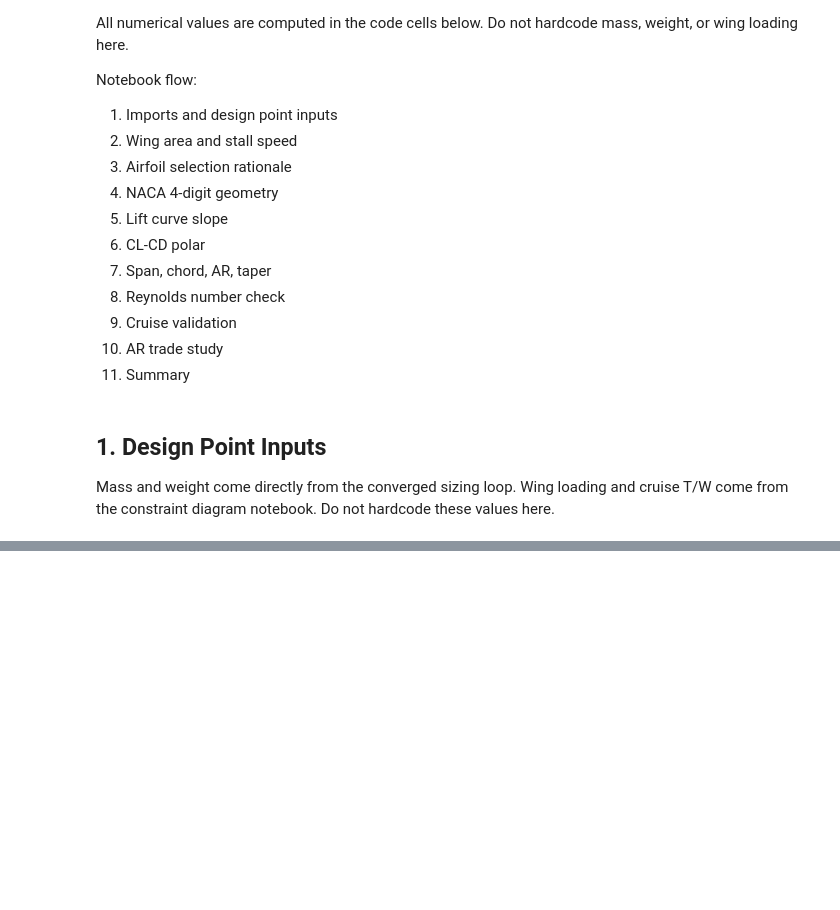
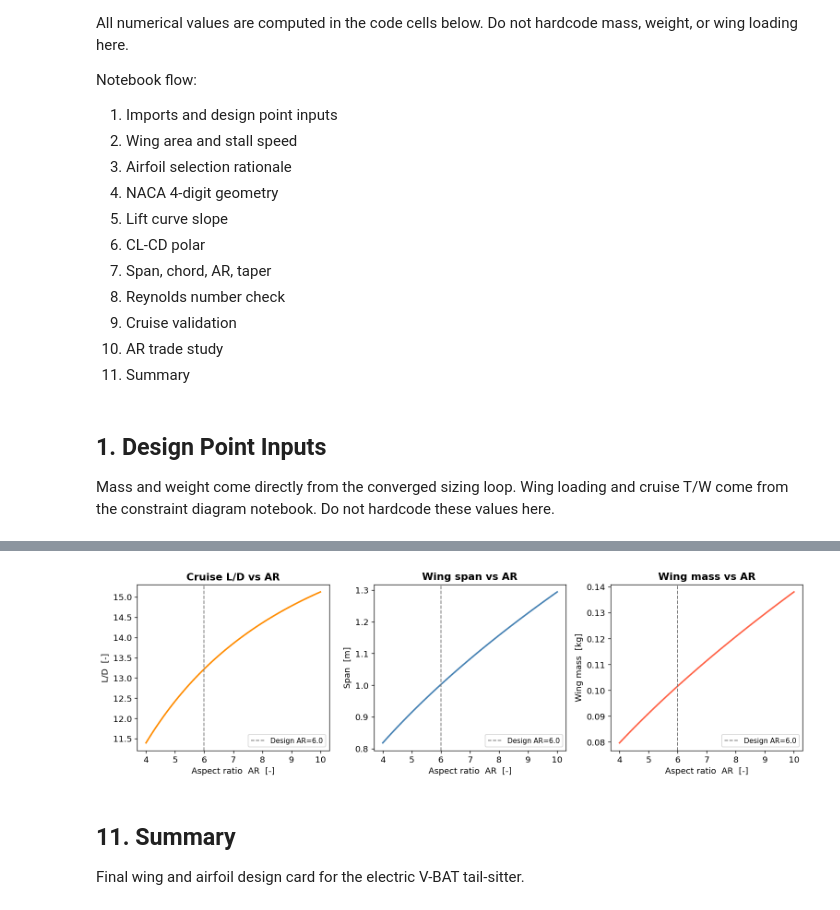
Before and after one commit to onurtuncer/vbat-uav-notebooks, a Jupyter notebook: notebooks/wing_design.ipynb, the cells around one changed output, grey strips where cells are left out. Saved outputs shown, nothing was run; the diff lists cells and outputs as text; code cells hidden in the pictures; blank space fills up the shorter version.

```diff
--- a/notebooks/wing_design.ipynb
+++ b/notebooks/wing_design.ipynb
@@ -85,0 +468,43 @@ FileNotFoundError: [Errno 2] No such file or directory: '../config/forward_fligh
+# %%
+AR_values = np.linspace(4.0, 10.0, 60)
+LD_vals, span_vals, m_wing_vals = [], [], []
+
+for AR_i in AR_values:
+    e_i   = oswald_efficiency(AR_i)
+    k_i   = 1.0 / (math.pi * AR_i * e_i)
+    CD_i  = CD0_total + k_i * CL_cruise**2
+    LD_i  = CL_cruise / CD_i
+    S_i   = W / WS_design
+    b_i   = math.sqrt(AR_i * S_i)
+    from conceptual_design.wing_sizing import wing_mass_raymer_kg
+    m_i   = wing_mass_raymer_kg(S_i, AR_i, m_total, V_cruise, env.rho, ws)
+    LD_vals.append(LD_i)
+    span_vals.append(b_i)
+    m_wing_vals.append(m_i)
+
+fig, axes = plt.subplots(1, 3, figsize=(13, 4))
+
+for ax_i, ydata, ylabel, title, color in zip(
+    axes,
+    [LD_vals, span_vals, m_wing_vals],
+    ['L/D  [-]', 'Span  [m]', 'Wing mass  [kg]'],
+    ['Cruise L/D vs AR', 'Wing span vs AR', 'Wing mass vs AR'],
+    ['darkorange', 'steelblue', 'tomato'],
+):
+    ax_i.plot(AR_values, ydata, lw=2, color=color)
+    ax_i.axvline(aero.AR, color='gray', lw=1.2, ls='--',
+                 label=f'Design AR={aero.AR}')
+    ax_i.set_xlabel('Aspect ratio  AR  [-]')
+    ax_i.set_ylabel(ylabel)
+    ax_i.set_title(title, fontweight='bold')
+    ax_i.legend(fontsize=9)
+
+plt.tight_layout()
+plt.savefig('ar_trade.png', dpi=150, bbox_inches='tight')
+plt.show()
+# %% [output]
+[figure, added]
+# %% [markdown]
+## 11. Summary
+
+Final wing and airfoil design card for the electric V-BAT tail-sitter.
```
Also changed, not shown: parts of 19 cells of this notebook, 6 other files.
